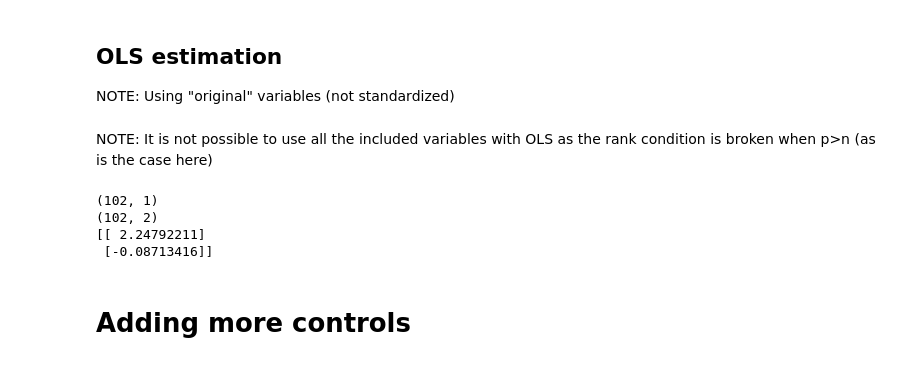
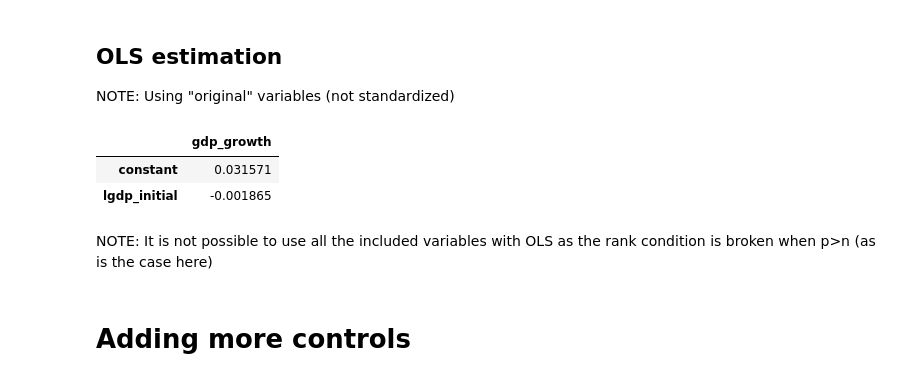
Before and after one commit to lkh927/AME-2024-Projects, a Jupyter notebook: Project 2/Project 2 new.ipynb, the cells around one changed output. Cells and saved outputs as stored; diff of their text form; code cells hidden in the pictures.

```diff
--- a/Project 2/Project 2 new.ipynb
+++ b/Project 2/Project 2 new.ipynb
@@ -254,3 +254,12 @@ We conclude that the included variables resemble the geographic distribution of
 # %% [markdown]
 ## Preparing data for analysis
 We create a new data set consisting only of the non-missing observations and the included variables. We add a constant to the data (mainly relevant for OLS analysis), and base our analysis on this new dataset.
+# %%
+# convenient to keep a column of ones in the dataset
+dat['constant'] = np.ones((dat.shape[0],))
+vv_constant = ['constant']
+print(dat.shape)
+
+
+data = dat[included_rows]
+print(data.shape)
@@ -257,32 +276,37 @@ We create a new data set consisting only of the non-missing observations and the
+# %%
+g = data[vv_outcome].squeeze() #*100 to get it in percentage and not decimals
+y0 = data[vv_key_explanatory].squeeze()
+Z = data[vv_all['all']]
+
+X = np.column_stack((Z,y0))
+N = X.shape[0]
+
+def standardize(X):
+    X_stan = (X - np.mean(X, axis=0))/np.std(X, axis=0, ddof=1)
+    return X_stan
+
+# Standardize data
+X_tilde = standardize(X)
+Z_tilde = standardize(Z)
+y0_tilde = standardize(y0)
 # %% [markdown]
 # Data analysis
 # %% [markdown]
 ## OLS estimation
 NOTE: Using "original" variables (not standardized)
+# %%
+# Creating an matrix with y0 and a constant for simple OLS
+simple_y0 = np.column_stack((np.ones(N),y0))
+simple_g = np.array(g).reshape(-1,1)
+
+#3. Run OLS
+betas_simpleOLS = la.inv(simple_y0.T @ simple_y0) @ simple_y0.T @ simple_g
+pd.DataFrame(betas_simpleOLS, index=['constant', 'lgdp_initial'], columns=['gdp_growth'])
+# %% [output]
+|  | gdp_growth |
+| constant | 0.031571 |
+| lgdp_initial | -0.001865 |
 # %% [markdown]
 NOTE: It is not possible to use all the included variables with OLS as the rank condition is broken when p>n (as is the case here)
-# %%
-#convenient to keep a column of ones in the dataset
-dat['constant'] = np.ones((dat.shape[0],))
-
-# 1. avoiding missings
-I = dat[['gdp_growth', 'lgdp_initial']].notnull().all(axis=1)
-
-#2. extract dataset
-g = dat.loc[I, 'gdp_growth'].values.reshape((-1,1))*100 #*100 to get it in percentage and not decimals
-y0 = dat.loc[I, ['constant','lgdp_initial']].values
-
-print(g.shape)
-print(y0.shape)
-
-#3. Run OLS
-betahat = np.linalg.inv(y0.T @ y0) @ y0.T @ g
-print(betahat)
-#print(f'There are {data.isnull().sum().sum()} missing observations in the data.')
-# %% [output]
-(102, 1)
-(102, 2)
-[[ 2.24792211]
- [-0.08713416]]
 # %% [markdown]
 # Adding more controls
```
Also changed, not shown: parts of 14 cells of this notebook, 1 other file.
